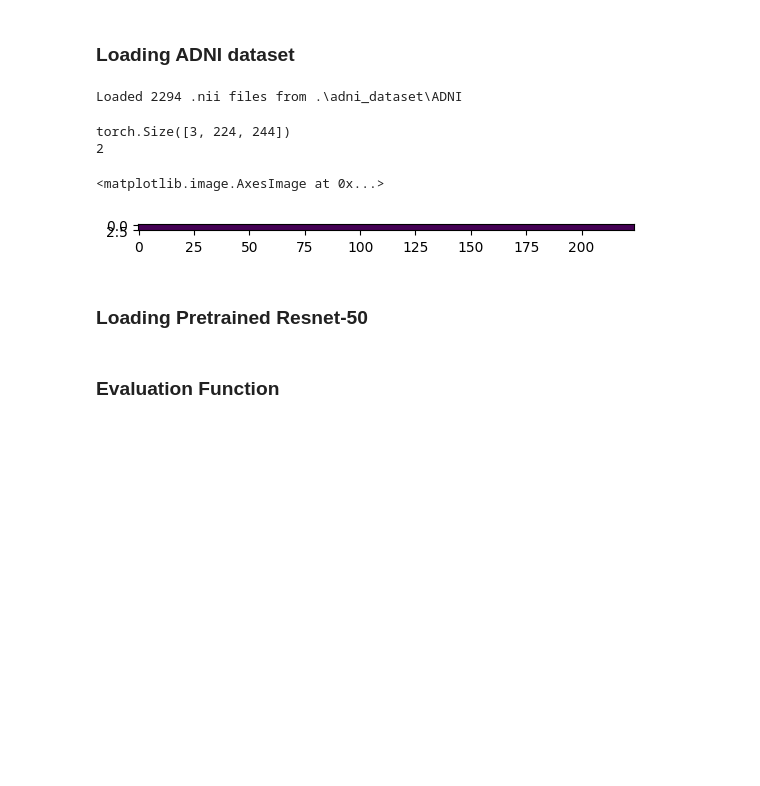
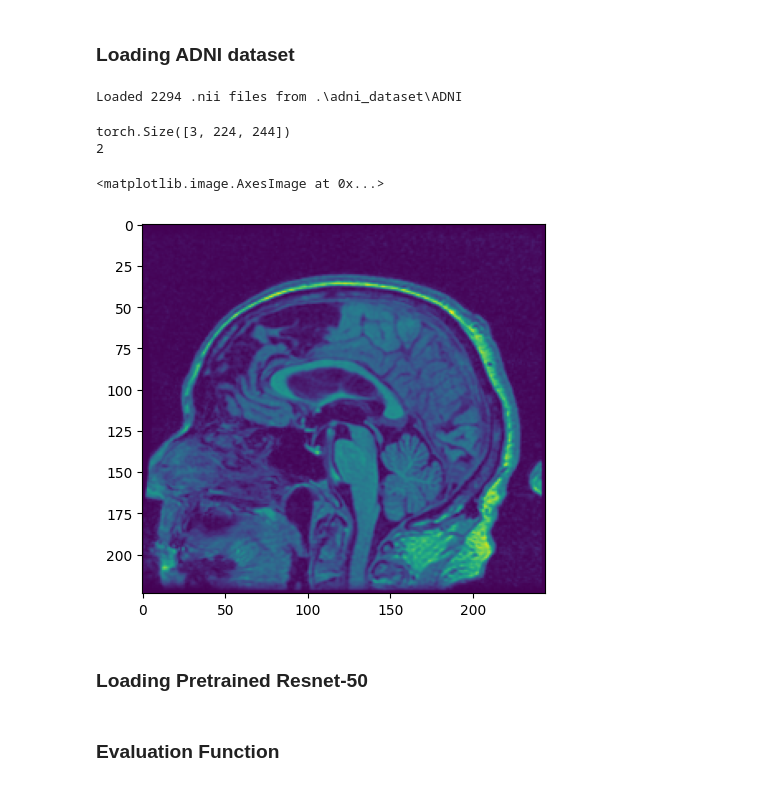
Before and after one commit to LouisOporto/cnn_adni_classification, a Jupyter notebook: adni_cnn.ipynb, the cells around one changed output. Drawn from its saved outputs; the diff is of its cells as text; code cells hidden in the pictures; blank space fills up the shorter version.

Commit message:
Fix image retreiving, and using the single center image

```diff
--- a/adni_cnn.ipynb
+++ b/adni_cnn.ipynb
@@ -47,16 +48,18 @@ class NiftiDataset(Dataset):
         img = nib.load(self.images[idx]).get_fdata()  # Load NIfTI image as NumPy array
         img = np.array(img, dtype=np.float32)
 
+        # Assume middle slice
+        middle_index = img.shape[2] // 2
+        img = img[:, :, middle_index] #(Shape is 244, 244)
 
         # Normalize the image intensity
-        img = (img - np.min(img)) / (np.max(img) - np.min(img))  # Min-max normalization
+        img = (img - np.min(img)) / (np.max(img) - np.min(img)) * 255 # Min-max normalization
+        img = img.astype(np.uint8)
 
-        # Convert to 3D single-channel format (ResNet expects 3-channel input)
-        img = np.stack(img * 3, axis=-1)  # Convert grayscale to RGB
-        img = np.transpose(img, (2, 1, 0)) # Change to (C, H, W)
+        img = Image.fromarray(img) # Convert to PIL image
 
         if self.transform:
-            img = self.transform(Image.fromarray(img.astype('uint8'), 'RGB'))
+            img = self.transform(img)
 
         label = self.get_label_from_filename(self.images[idx])  # Implement a function to map filenames to labels
         return img, label
@@ -90,8 +91,10 @@ class AlzheimerResNet(nn.Module):
 
 transform = transforms.Compose([
     transforms.Resize((224, 244)), # Resize to fit ResNet-50
+    transforms.Grayscale(num_output_channels=3), # Convert to 3 channels
     transforms.ToTensor(),
-    transforms.Normalize(mean=[0.5], std=[0.5]) # Normalizing single-channel data
+    transforms.Normalize(mean=[0.485, 0.456, 0.406], std=[0.229, 0.224, 0.225]) # ImageNet Normalization
+    # transforms.Normalize(mean=[0.5], std=[0.5]) # Normalizing single-channel data
 ])
 
 
@@ -109,17 +112,14 @@ Loaded 2294 .nii files from .\adni_dataset\ADNI
 # %%
 ## Sample some of the images
 adni_sample, label = train_dataset[0]
 print(adni_sample.shape)
 print(label) # 0 = CN, 1 = MCI, 2 = AD (Current sample is AD)
-plt.imshow(adni_sample[:,:,80]) # Image is contained in a 256 x 256 image with 166 slices (MRI images)
-# ax = plt.axes(projection='3d')
-# ax.plot(test[0][0], test[1], 'green')
-# plt.show()
+plt.imshow(adni_sample[2,:,:]) # Image contained is a 3 rgb with 224 x 224 size.
 # %% [output]
 torch.Size([3, 224, 244])
 2
 <matplotlib.image.AxesImage at 0x...>
-[figure, old version]
+[figure, new version]
 # %% [markdown]
 ### Loading Pretrained Resnet-50
 # %%
```
Also changed, not shown: parts of 3 cells of this notebook.
